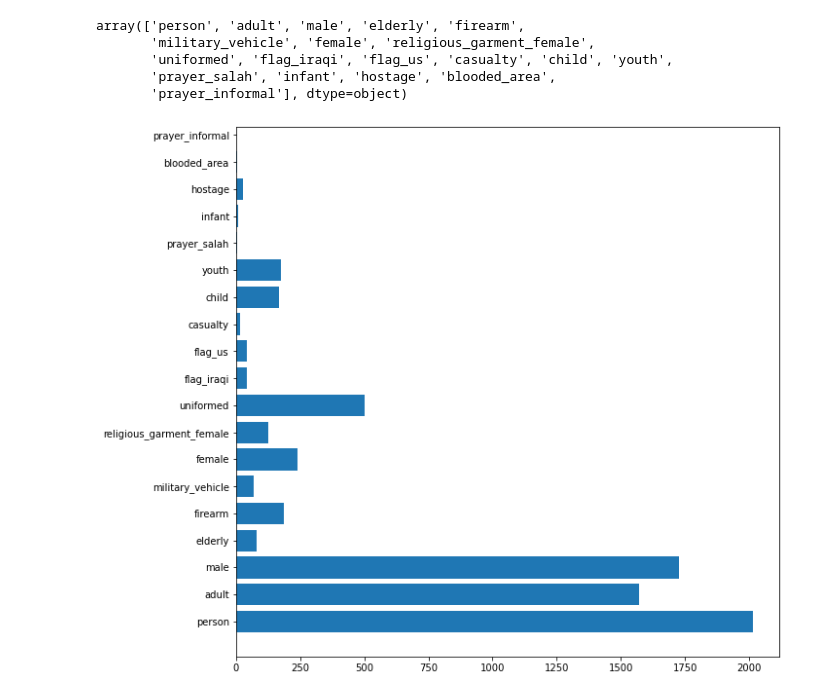
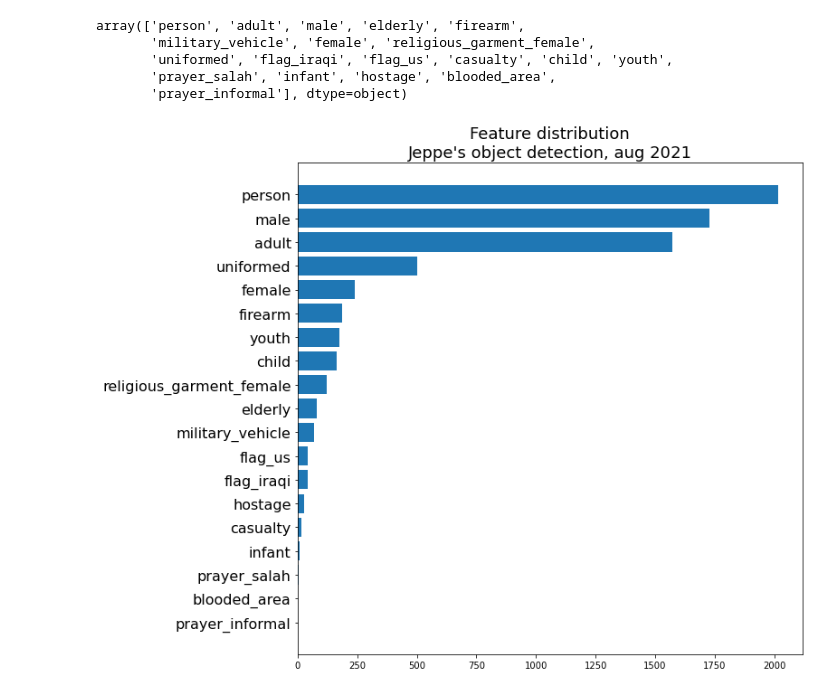
Before and after one commit to Polichinel/jeppes_images_test, a Jupyter notebook: make_df.ipynb, the cells around one changed output. Saved outputs shown, nothing was run; the diff lists cells and outputs as text; code cells hidden in the pictures.

```diff
--- a/make_df.ipynb
+++ b/make_df.ipynb
@@ -125,12 +44,10 @@ array(['person', 'adult', 'male', 'elderly', 'firearm',
        'uniformed', 'flag_iraqi', 'flag_us', 'casualty', 'child', 'youth',
        'prayer_salah', 'infant', 'hostage', 'blooded_area',
        'prayer_informal'], dtype=object)
-# %%
-plt.figure(figsize = [10,10])
-plt.hist(df['feature'], bins = np.arange(df['feature'].unique().shape[0]) - 0.5, rwidth = 0.8, orientation="horizontal")
-plt.show()
-# %% [output]
-[figure, removed]
+# %%
+feature_dist_plot(df, show = False)
+# %% [output]
+[figure, added]
 # %%
 # Pickle the dataset.
 
```
Also changed, not shown: parts of 4 cells of this notebook, 2 other files.
